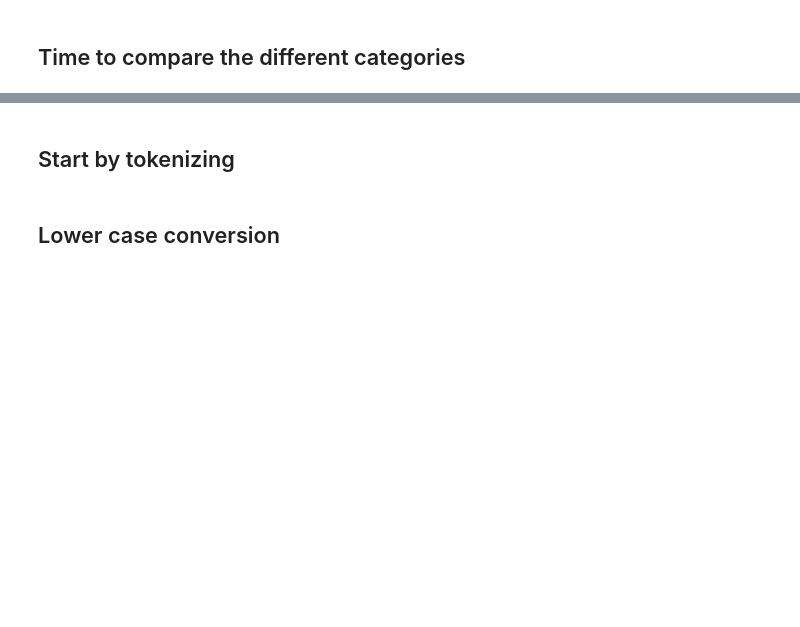
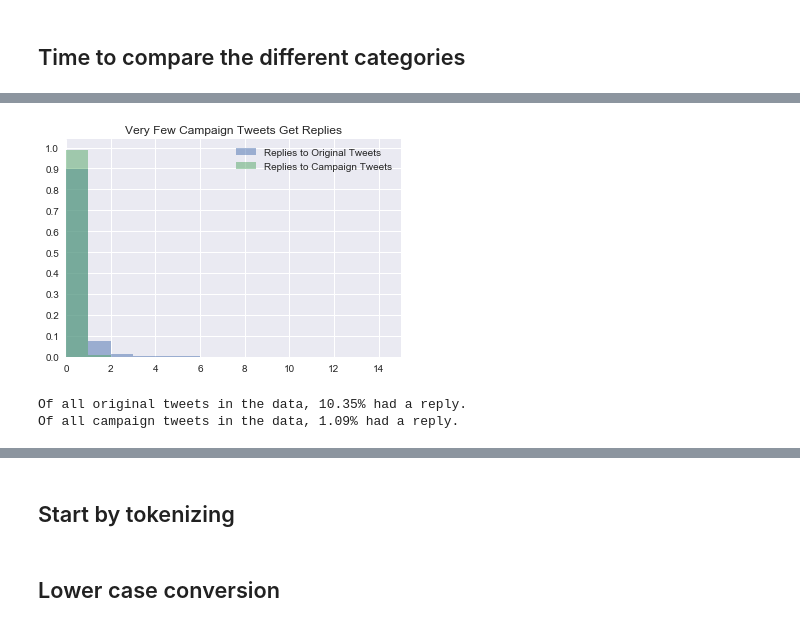
Before and after one commit to tylernwatson/galvanize_dsi_capstone, a Jupyter notebook: EDA.ipynb, the cells around one changed output, grey strips where cells are left out. Saved outputs shown, nothing was run; the diff lists cells and outputs as text; code cells hidden in the pictures; blank space fills up the shorter version.

```diff
--- a/EDA.ipynb
+++ b/EDA.ipynb
@@ -495,0 +424,18 @@ lg_campaign_tweet_set
+# %%
+# Original tweets
+
+orig_retweets_outliers_rmv = original_tweets_df['retweets'][np.abs(original_tweets_df['retweets']-original_tweets_df['retweets']\
+                                                                   .mean())<=(3*original_tweets_df['retweets'].std())]
+orig_likes_outliers_rmv = original_tweets_df['likes'][np.abs(original_tweets_df['likes']-original_tweets_df['likes']\
+                                                                   .mean())<=(3*original_tweets_df['likes'].std())]
+orig_replies_outliers_rmv = original_tweets_df['replies'][np.abs(original_tweets_df['replies']-original_tweets_df['replies']\
+                                                                   .mean())<=(3*original_tweets_df['replies'].std())]
+# %%
+# Campaign tweets
+
+campaign_retweets_outliers_rmv = campaign_tweets_df['retweets'][np.abs(campaign_tweets_df['retweets']-campaign_tweets_df['retweets']\
+                                                                       .mean())<=(3*campaign_tweets_df['retweets'].std())]
+campaign_likes_outliers_rmv = campaign_tweets_df['likes'][np.abs(campaign_tweets_df['likes']-campaign_tweets_df['likes']\
+                                                                       .mean())<=(3*campaign_tweets_df['likes'].std())]
+campaign_replies_outliers_rmv = campaign_tweets_df['replies'][np.abs(campaign_tweets_df['replies']-campaign_tweets_df['replies']\
+                                                                       .mean())<=(3*campaign_tweets_df['replies'].std())]
@@ -495,0 +451,26 @@ lg_campaign_tweet_set
+# %%
+ticks = np.linspace(0,1, 11)
+bins_x = orig_replies_outliers_rmv.max()
+bins_y = campaign_replies_outliers_rmv.max()
+
+x = orig_replies_outliers_rmv
+y = campaign_replies_outliers_rmv
+
+plt.hist(x, alpha=0.5, bins=bins_x, label='Replies to Original Tweets', normed=1)
+plt.hist(y, alpha=0.5, bins=bins_y, label='Replies to Campaign Tweets', normed=1)
+plt.yticks(ticks)
+plt.xlim(0, 15)
+plt.legend(loc='upper right')
+plt.title('Very Few Campaign Tweets Get Replies')
+plt.show()
+# %% [output]
+[figure, added]
+# %%
+original_replies = (original_tweets_df[original_tweets_df['replies'] != 0]['fullname'].count() / len(original_tweets_df['replies'])) * 100
+campaign_replies = (campaign_tweets_df[campaign_tweets_df['replies'] != 0]['fullname'].count() / len(campaign_tweets_df['replies'])) * 100
+
+print('Of all original tweets in the data, {:0.2f}% had a reply.'.format(original_replies))
+print('Of all campaign tweets in the data, {:0.2f}% had a reply.'.format(campaign_replies))
+# %% [output]
+Of all original tweets in the data, 10.35% had a reply.
+Of all campaign tweets in the data, 1.09% had a reply.
```
Also changed, not shown: parts of 55 cells of this notebook.
